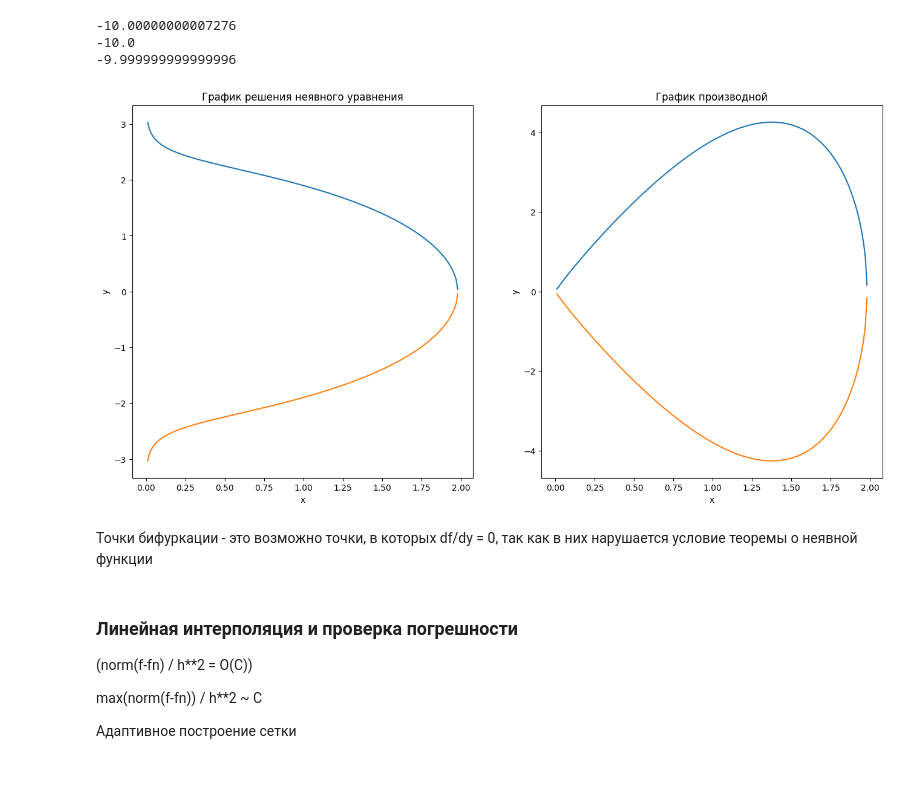
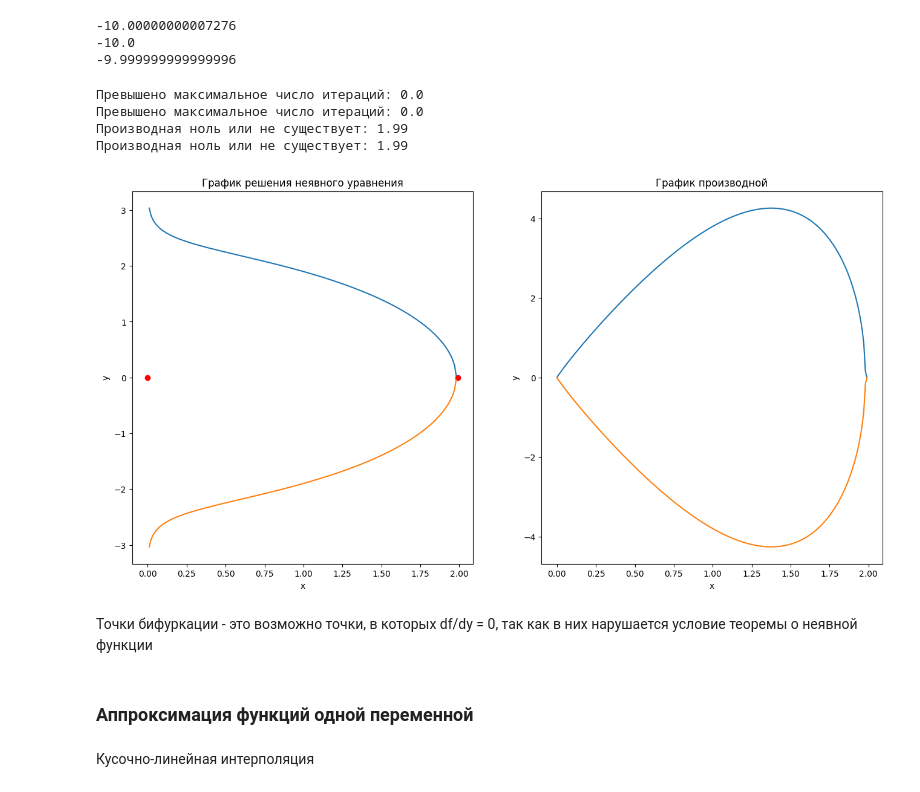
Before and after one commit to BKamol/NumericalMethods, a Jupyter notebook: AppliedMath.ipynb, the cells around one changed output. Drawn from its saved outputs; the diff is of its cells as text; code cells hidden in the pictures.

```diff
--- a/AppliedMath.ipynb
+++ b/AppliedMath.ipynb
@@ -13,7 +13,7 @@ def df(x, a=1, b=1):
     return b*(a*np.exp(a*x)*np.log(x) + np.exp(a*x)/x)
 
 
-def bisection(f, l=0, r=1, eps=1e-15, y=0, *args, **kwargs):
+def bisection(f, l=0, r=1, eps=1e-10, y=0, *args, **kwargs):
     citer = 0
     while abs(r - l) >= eps:
         citer += 1
@@ -30,7 +30,7 @@ def bisection(f, l=0, r=1, eps=1e-15, y=0, *args, **kwargs):
     return (r + l) / 2, citer
 
 
-def newton(f, df, x0=1e-5, eps=1e-15, y=0, *args, **kwargs):
+def newton(f, df, x0=1e-5, eps=1e-10, y=0, *args, **kwargs):
     x1 = x0 - f(x0) / df(x0)
 
     citer = 0
@@ -43,7 +43,7 @@ def newton(f, df, x0=1e-5, eps=1e-15, y=0, *args, **kwargs):
     return x1, citer
 
 
-def secant(f, x0=1e-5, x1=1, eps=1e-15, y=0, *args, **kwargs):
+def secant(f, x0=1e-5, x1=1, eps=1e-10, y=0, *args, **kwargs):
     x2 = (x0*f(x1, *args, **kwargs) - x1*f(x0, *args, **kwargs)) / (f(x1, *args, **kwargs) - f(x0, *args, **kwargs))
 
     citer = 0
@@ -163,0 +135,25 @@ print(f"Максимальная длина бревна: {max_len} м")
+# %%
+def solve(a, b, y):
+    L = lambda x: b/np.sin(x+1e-11) + a/np.sin(x+y+1e-11)
+    dL = lambda x: (-b*np.cos(x)/np.sin(x+1e-11)**2 - a*np.cos(x+y)/np.sin(x+y+1e-11)**2) / (a + b)
+
+    zero, _ = bisection(dL, l=0, r=np.pi)
+    if dL(zero-0.01) < 0 and dL(zero+0.01) > 0:
+        return L(zero)
+
+    print("Найденная критическая точка не минимум")
+    return None
+
+
+a, b, y = 3, 4, np.pi/2
+ys = np.arange(np.pi/20, np.pi-0.1, 0.1)
+ls = []
+
+for y in ys:
+    ls.append(solve(a, b, y))
+
+plt.title("Зависимость длины бревна L от угла между каналами y")
+plt.xlabel("y")
+plt.ylabel("L")
+plt.plot(ys, ls)
+plt.show()
@@ -394,44 +393,45 @@ print(secant(f, 0.1, 1, 1e-10)[0])
 # %%
 a, b, c = 1, 0, 100
 f = lambda x, y: a*x + b*y - c*np.exp(-(x**2 + y**2))
 dfdy = lambda x, y: b + c*np.exp(-x**2-y**2) * 2*y
 
-x_values = np.arange(0, 2.1, 0.01)
+x_values = np.arange(0, 2, 0.01)
 y1_values = []
 y2_values = []
 
 for x in x_values:
     y1, _ = newton(f, dfdy, y0=1, x=x)
     y2, _ = newton(f, dfdy, y0=-1, x=x)
     y1_values.append(y1)
     y2_values.append(y2)
 
-dfdy1_values = [dfdy(x, y) if y is not None else None for x, y in zip(x_values, y1_values)]
-dfdy2_values = [dfdy(x, y) if y is not None else None for x, y in zip(x_values, y2_values)]
-# print(x_values)
-# print(y_values)
+
+dfdy1_values = [dfdy(x, y) if y is not None else dfdy(x, 0) for x, y in zip(x_values, y1_values)]
+dfdy2_values = [dfdy(x, y) if y is not None else dfdy(x, 0) for x, y in zip(x_values, y2_values)]
 fig, axes = plt.subplots(1, 2, figsize=(16, 8))
 axes = axes.flatten()
 axes[0].plot(x_values, y1_values)
 axes[0].plot(x_values, y2_values)
+axes[0].scatter([x_values[i] for i in range(len(x_values)) if y1_values[i] is None],
+                [0 for i in range(len(x_values)) if y1_values[i] is None], color='red')
 axes[0].set_xlabel('x')
 axes[0].set_ylabel('y')
 axes[0].set_title('График решения неявного уравнения')
 axes[1].plot(x_values, dfdy1_values)
 axes[1].plot(x_values, dfdy2_values)
 axes[1].set_xlabel('x')
 axes[1].set_ylabel('y')
 axes[1].set_title('График производной')
 plt.show()
 # %% [output]
+Превышено максимальное число итераций: 0.0
+Превышено максимальное число итераций: 0.0
+Производная ноль или не существует: 1.99
+Производная ноль или не существует: 1.99
-[figure, old version]
+[figure, new version]
 # %% [markdown]
 Точки бифуркации - это возможно точки, в которых df/dy = 0, так как в них нарушается условие теоремы о неявной функции
-# %% [markdown]
-### Линейная интерполяция и проверка погрешности
-
-(norm(f-fn) / h**2 = O(C))
-
-max(norm(f-fn)) / h**2 ~ C
-
-Адаптивное построение сетки
+# %% [markdown]
+### Аппроксимация функций одной переменной
+# %% [markdown]
+Кусочно-линейная интерполяция
```
Also changed, not shown: parts of 17 cells of this notebook, 1 other file.
